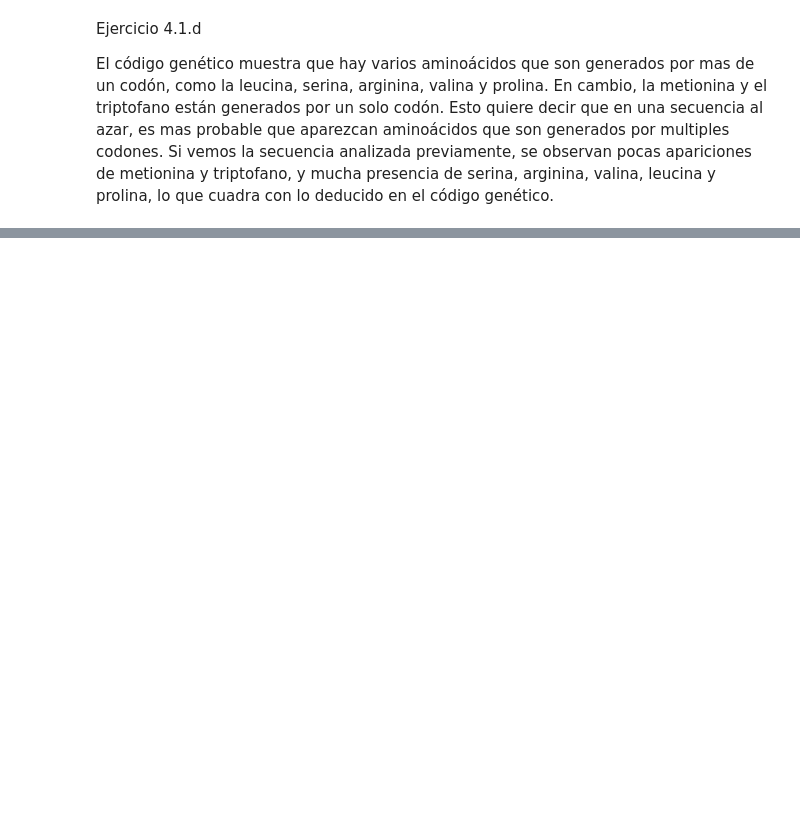
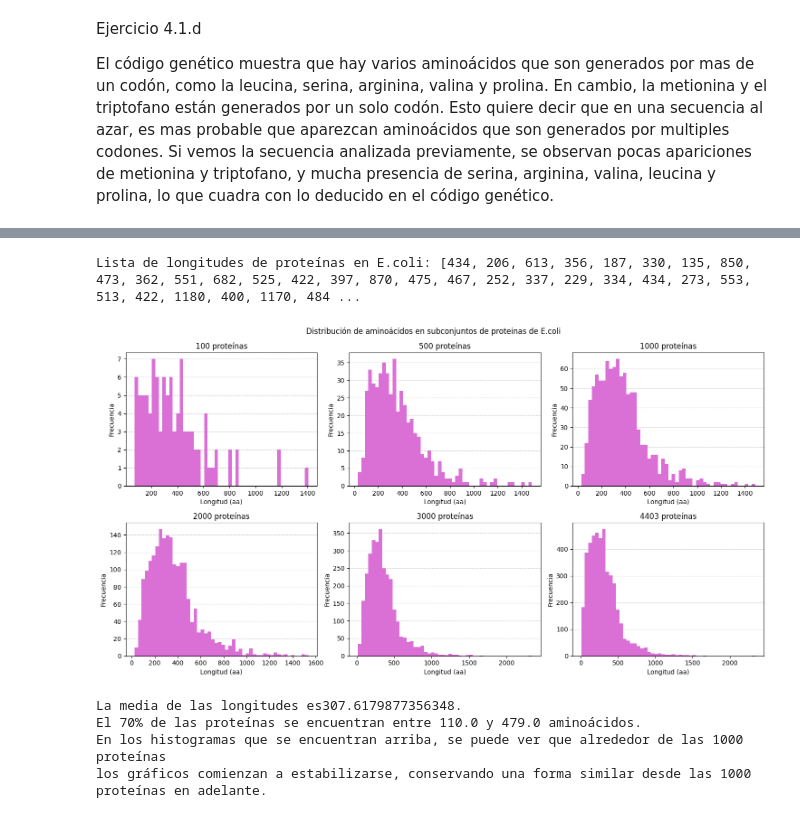
Before and after one commit to pizzanaranja/Bioinformatica, a Jupyter notebook: TP 1/TP 1.ipynb, the cells around one changed output, grey strips where cells are left out. Saved outputs shown, nothing was run; the diff lists cells and outputs as text; code cells hidden in the pictures; blank space fills up the shorter version.

```diff
--- a/TP 1/TP 1.ipynb
+++ b/TP 1/TP 1.ipynb
@@ -303,0 +695,39 @@ Cantidad de proteínas: 25
+# %%
+#Ejercicio 4.2.b
+
+print("Lista de longitudes de proteínas en E.coli:", longitudes)
+# %% [output]
+Lista de longitudes de proteínas en E.coli: [434, 206, 613, 356, 187, 330, 135, 850, 473, 362, 551, 682, 525, 422, 397, 870, 475, 467, 252, 337, 229, 334, 434, 273, 553, 513, 422, 1180, 400, 1170, 484 ...
+# %%
+#Ejercicio 4.2.c
+
+tamaños = [100, 500, 1000, 2000, 3000, len(longitudes)]
+
+fig, axes = plt.subplots(2, 3, figsize=(15, 8))
+fig.suptitle("Distribución de aminoácidos en subconjuntos de proteinas de E.coli")
+axes = axes.flatten()
+
+for i, n in enumerate(tamaños):
+    subset = longitudes[:n]
+
+    axes[i].hist(subset, bins=50, color="orchid", zorder=2)
+    axes[i].grid(axis="y", color="lightgrey", linestyle="--", zorder=1)
+    axes[i].set_title(f"{n} proteínas")
+    axes[i].set_xlabel("Longitud (aa)")
+    axes[i].set_ylabel("Frecuencia")
+
+plt.tight_layout()
+plt.show()
+
+media = np.mean(longitudes)
+print("La media de las longitudes es" + str(media) + ".")
+piso =  np.percentile(longitudes, 15)
+techo = np.percentile(longitudes, 85)
+print("El 70% de las proteínas se encuentran entre", piso, "y", techo, "aminoácidos.")
+print("En los histogramas que se encuentran arriba, se puede ver que alrededor de las 1000 proteínas\nlos gráficos comienzan a estabilizarse, conservando una forma similar desde las 1000 proteínas en adelante.")
+# %% [output]
+[figure, added]
+La media de las longitudes es307.6179877356348.
+El 70% de las proteínas se encuentran entre 110.0 y 479.0 aminoácidos.
+En los histogramas que se encuentran arriba, se puede ver que alrededor de las 1000 proteínas
+los gráficos comienzan a estabilizarse, conservando una forma similar desde las 1000 proteínas en adelante.
```
Also changed, not shown: parts of 26 cells of this notebook, 1 other file.
